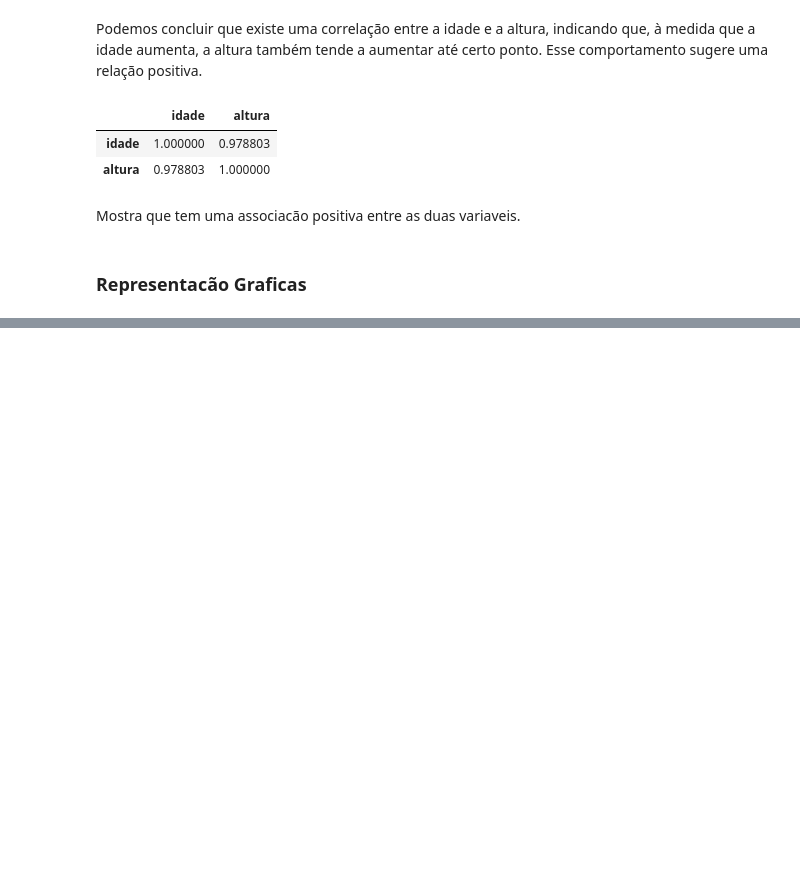
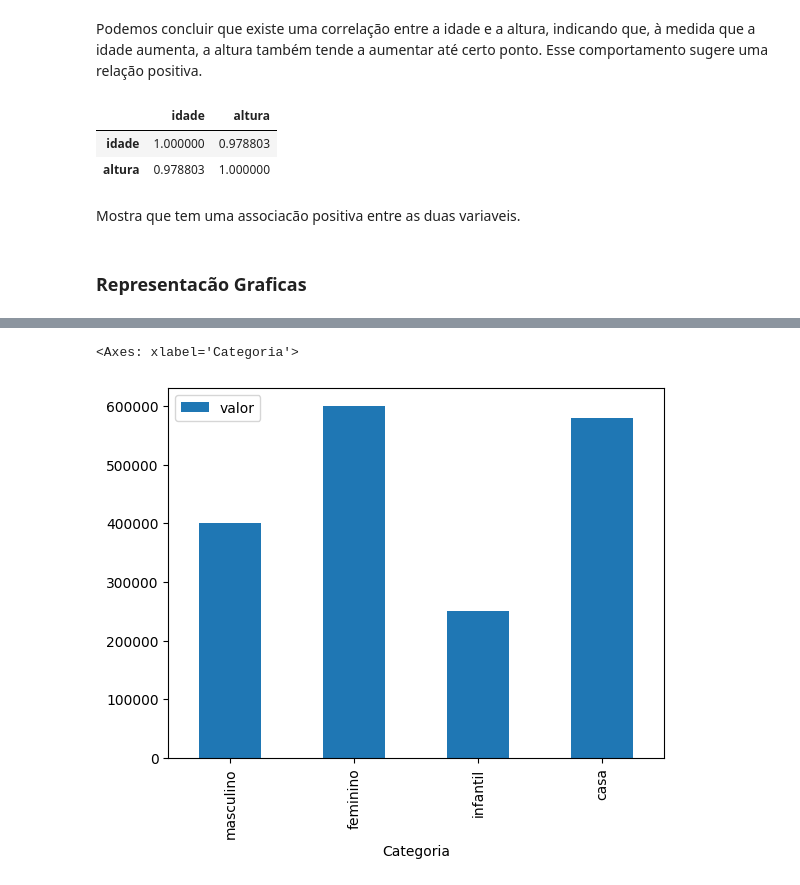
Before and after one commit to LeoStarkBR/IA-Com-python---Estudos, a Jupyter notebook: estatistica_devs/estatistica_devs.ipynb, the cells around one changed output, grey strips where cells are left out. Cells and saved outputs as stored; diff of their text form; code cells hidden in the pictures; blank space fills up the shorter version.

```diff
--- a/estatistica_devs/estatistica_devs.ipynb
+++ b/estatistica_devs/estatistica_devs.ipynb
@@ -299,0 +317,5 @@ atípicos.
+# %%
+#Vamos criar um novo DataFrame para podermos usar esse meotodo plot
+dict_vendas = {'Categoria': ['masculino', 'feminino', 'infantil', 'casa'], 'valor': [400000, 600000, 250000, 580000], 'quantidade': [3000, 5000, 1500, 2500]}
+# %%
+df_vendas = pd.DataFrame.from_dict(dict_vendas)
@@ -299,0 +330,6 @@ atípicos.
+# %%
+#gaficos de barras verticais - valor
+df_vendas.plot.bar(x='Categoria', y='valor')
+# %% [output]
+<Axes: xlabel='Categoria'>
+[figure, added]
```
Also changed, not shown: parts of 6 cells of this notebook, 2 other files.
